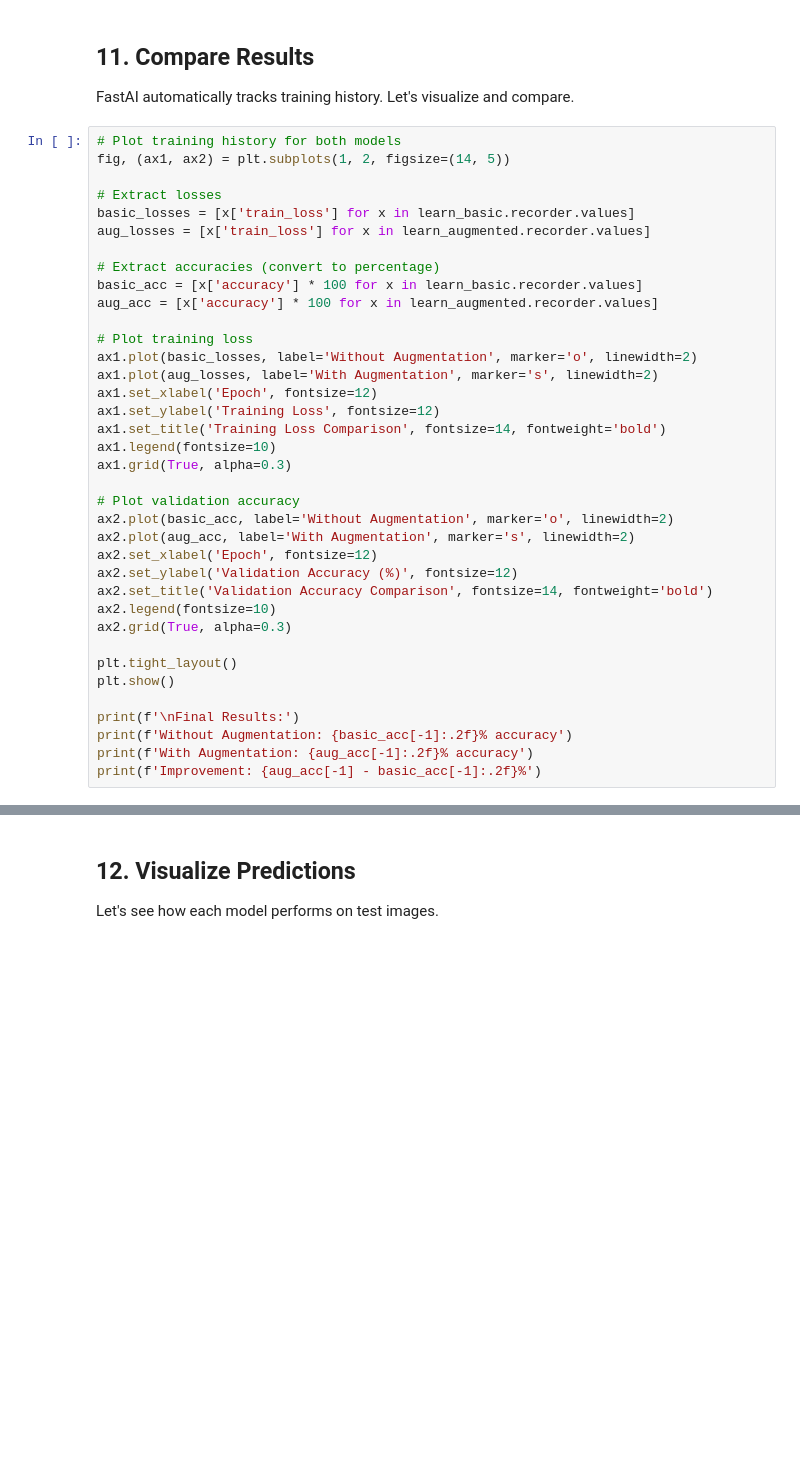
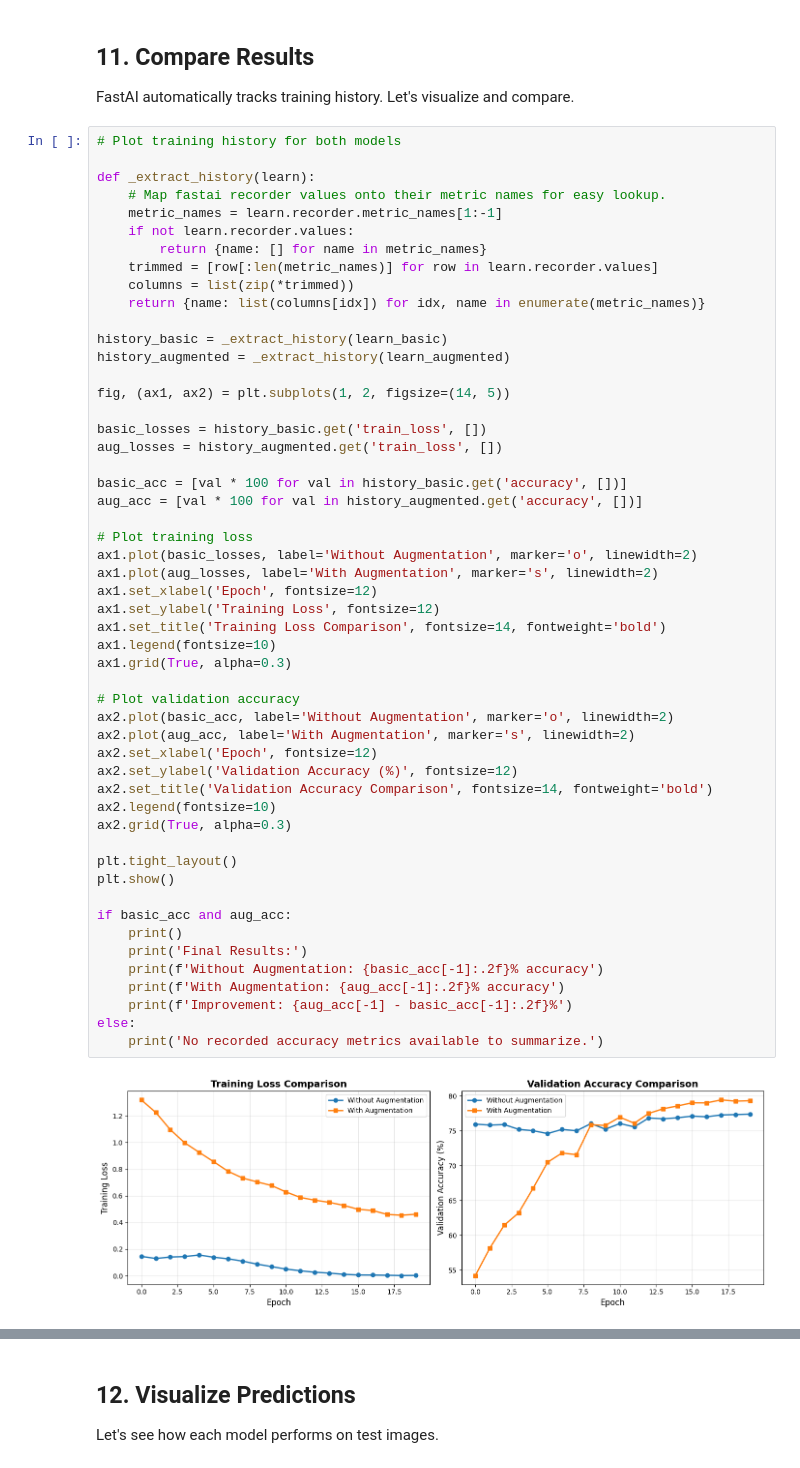
Before and after one commit to agasy18/pa-academy-ai-2025, a Jupyter notebook: notebooks/lesson4_data_augmentation.ipynb, the cells around one changed output, grey strips where cells are left out. Saved outputs shown, nothing was run; the diff lists cells and outputs as text; blank space fills up the shorter version.

```diff
--- a/notebooks/lesson4_data_augmentation.ipynb
+++ b/notebooks/lesson4_data_augmentation.ipynb
@@ -203,38 +309,55 @@ learn_augmented.fine_tune(10, base_lr=3e-3, freeze_epochs=2)
 FastAI automatically tracks training history. Let's visualize and compare.
 # %%
 # Plot training history for both models
+
+def _extract_history(learn):
+    # Map fastai recorder values onto their metric names for easy lookup.
+    metric_names = learn.recorder.metric_names[1:-1]
+    if not learn.recorder.values:
+        return {name: [] for name in metric_names}
+    trimmed = [row[:len(metric_names)] for row in learn.recorder.values]
+    columns = list(zip(*trimmed))
+    return {name: list(columns[idx]) for idx, name in enumerate(metric_names)}
+
+history_basic = _extract_history(learn_basic)
+history_augmented = _extract_history(learn_augmented)
+
 fig, (ax1, ax2) = plt.subplots(1, 2, figsize=(14, 5))
 
-# Extract losses
-basic_losses = [x['train_loss'] for x in learn_basic.recorder.values]
-aug_losses = [x['train_loss'] for x in learn_augmented.recorder.values]
+basic_losses = history_basic.get('train_loss', [])
+aug_losses = history_augmented.get('train_loss', [])
 
-# Extract accuracies (convert to percentage)
-basic_acc = [x['accuracy'] * 100 for x in learn_basic.recorder.values]
-aug_acc = [x['accuracy'] * 100 for x in learn_augmented.recorder.values]
+basic_acc = [val * 100 for val in history_basic.get('accuracy', [])]
+aug_acc = [val * 100 for val in history_augmented.get('accuracy', [])]
 
 # Plot training loss
 ax1.plot(basic_losses, label='Without Augmentation', marker='o', linewidth=2)
 ax1.plot(aug_losses, label='With Augmentation', marker='s', linewidth=2)
 ax1.set_xlabel('Epoch', fontsize=12)
 ax1.set_ylabel('Training Loss', fontsize=12)
 ax1.set_title('Training Loss Comparison', fontsize=14, fontweight='bold')
 ax1.legend(fontsize=10)
 ax1.grid(True, alpha=0.3)
 
 # Plot validation accuracy
 ax2.plot(basic_acc, label='Without Augmentation', marker='o', linewidth=2)
 ax2.plot(aug_acc, label='With Augmentation', marker='s', linewidth=2)
 ax2.set_xlabel('Epoch', fontsize=12)
 ax2.set_ylabel('Validation Accuracy (%)', fontsize=12)
 ax2.set_title('Validation Accuracy Comparison', fontsize=14, fontweight='bold')
 ax2.legend(fontsize=10)
 ax2.grid(True, alpha=0.3)
 
 plt.tight_layout()
 plt.show()
 
-print(f'\nFinal Results:')
-print(f'Without Augmentation: {basic_acc[-1]:.2f}% accuracy')
-print(f'With Augmentation: {aug_acc[-1]:.2f}% accuracy')
-print(f'Improvement: {aug_acc[-1] - basic_acc[-1]:.2f}%')
+if basic_acc and aug_acc:
+    print()
+    print('Final Results:')
+    print(f'Without Augmentation: {basic_acc[-1]:.2f}% accuracy')
+    print(f'With Augmentation: {aug_acc[-1]:.2f}% accuracy')
+    print(f'Improvement: {aug_acc[-1] - basic_acc[-1]:.2f}%')
+else:
+    print('No recorded accuracy metrics available to summarize.')
+# %% [output]
+[figure, added]
```
Also changed, not shown: parts of 17 cells of this notebook.
